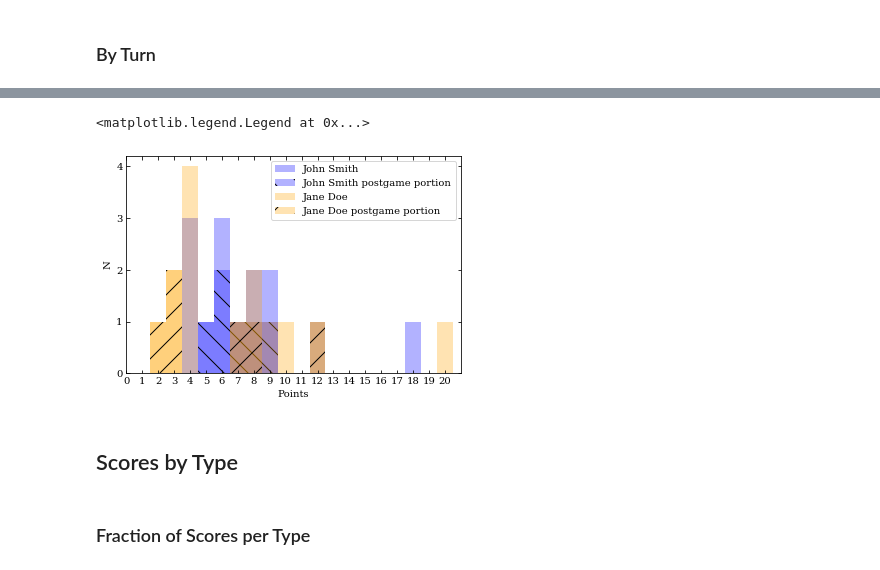
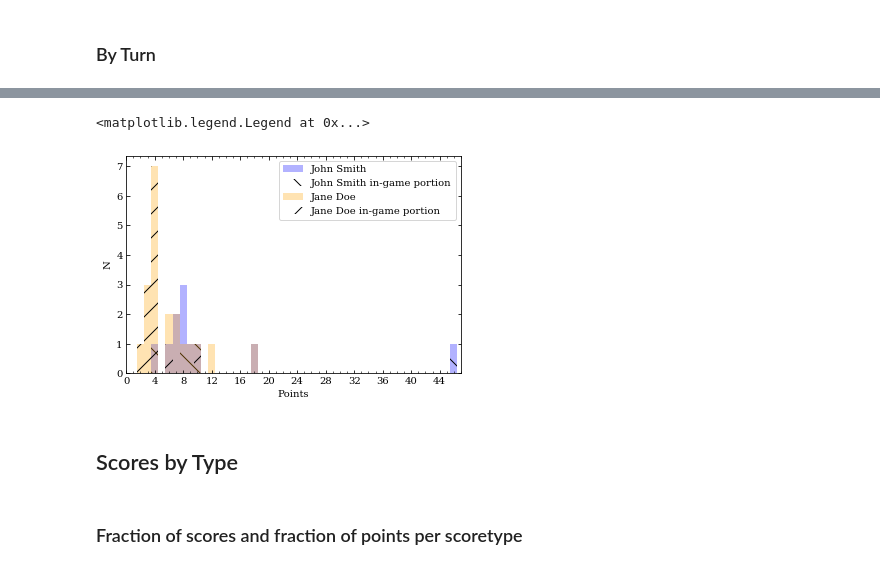
Before and after one commit to privong/CarcassonneScore, a Jupyter notebook: analysis/SampleAnalysis-SingleGame.ipynb, the cells around one changed output, grey strips where cells are left out. Drawn from its saved outputs; the diff is of its cells as text; code cells hidden in the pictures.

```diff
--- a/analysis/SampleAnalysis-SingleGame.ipynb
+++ b/analysis/SampleAnalysis-SingleGame.ipynb
@@ -104,36 +105,37 @@ fig.savefig('score-turn.png', bbox_inches='tight')
 # %%
 fig, ax = plt.subplots(1, 1,
                        squeeze=False)
 hatches = ['\\', '/']
 maxpts = cur.execute('''SELECT points FROM scores WHERE gameID={0:d} ORDER BY points DESC LIMIT 1'''.format(gameID)).fetchall()[0][0]
 bins = np.arange(0.5, maxpts+1.5, 1)
 for i, playerID in enumerate(playerIDs):
     rec = cur.execute('''SELECT points,ingame FROM scores WHERE gameID={0:d} and playerID={1:d}'''.format(gameID,
                                                                                                           playerID[0])).fetchall()
     rec = np.array(rec, dtype=[('points', float), ('ingame', float)])
     ig = rec['ingame'] == 1
     ax[0][0].hist(rec['points'],
                   bins=bins,
                   alpha=0.3,
                   color=colors[i],
                   label=players[i])
-    ax[0][0].hist(rec['points'][~ig],
+    ax[0][0].hist(rec['points'][ig],
                   bins=bins,
-                  alpha=0.3,
+                  alpha=0.0,
                   color=colors[i],
                   hatch=hatches[i],
-                  label=players[i] + ' postgame portion')
+                  label=players[i] + ' in-game portion')
 
-ax[0][0].set_yticks(np.arange(0,5))
-ax[0][0].set_xticks(np.arange(0, maxpts+1, 1))
+ax[0][0].set_xticks(np.arange(0, maxpts+1, 4))
 ax[0][0].set_xlim([0, maxpts+1])
+ax[0][0].minorticks_on()
+ax[0][0].tick_params(axis='y', which='minor', left='off', right='off')
 ax[0][0].set_ylabel('N')
 ax[0][0].set_xlabel('Points')
 ax[0][0].legend(loc='best')
 # %% [output]
 <matplotlib.legend.Legend at 0x...>
-[figure, old version]
+[figure, new version]
 # %% [markdown]
 ## Scores by Type
 # %% [markdown]
-### Fraction of Scores per Type
+### Fraction of scores and fraction of points per scoretype
```
Also changed, not shown: parts of 8 cells of this notebook, 1 other file.
